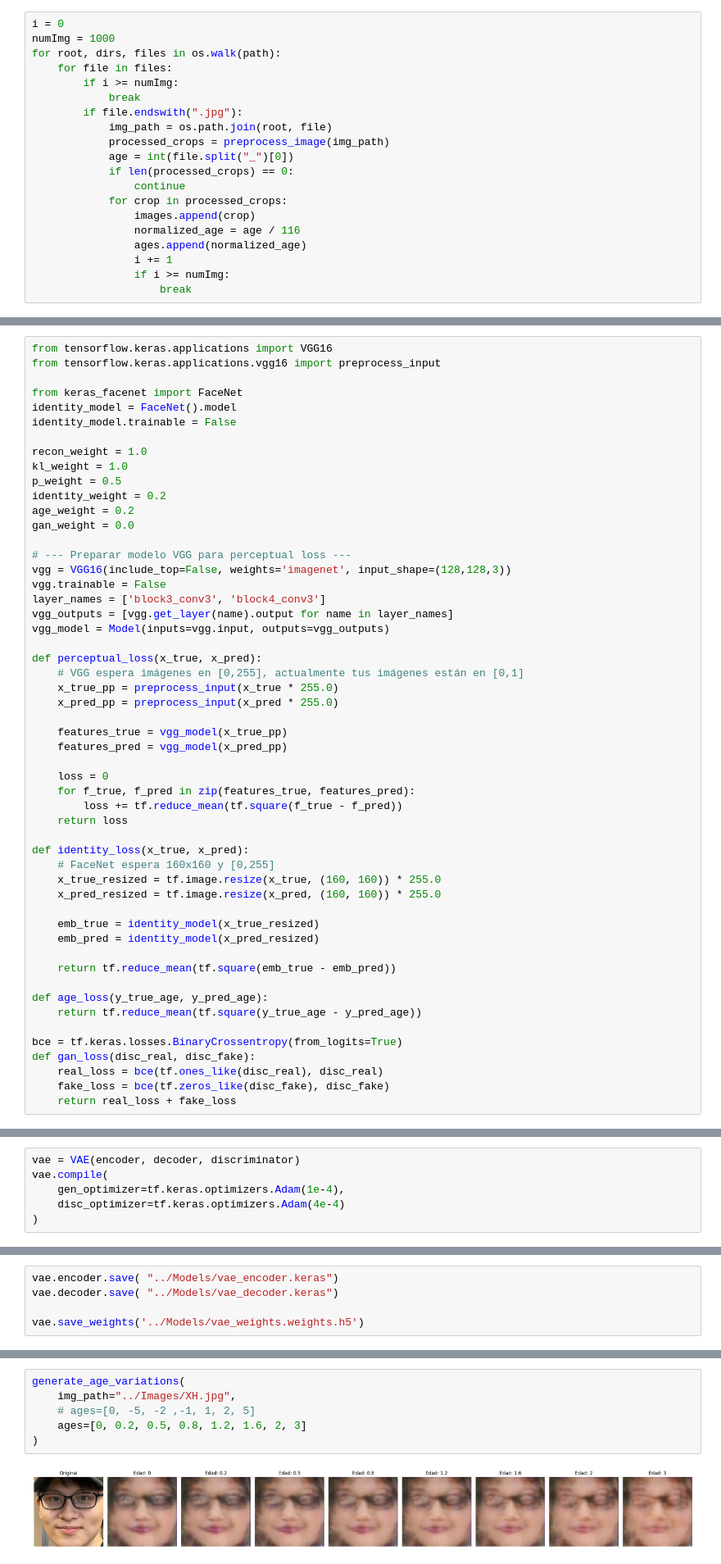
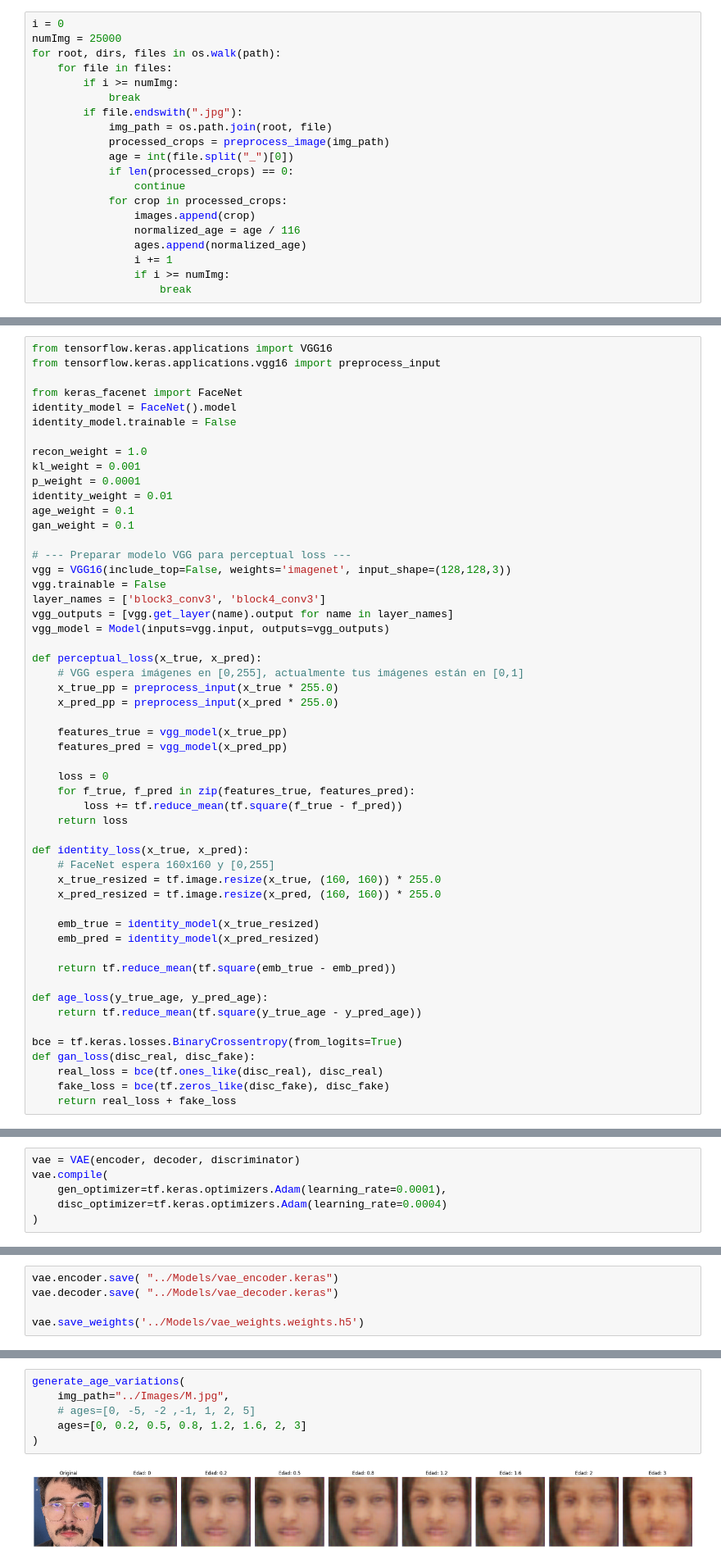
Before and after one commit to jjparrad/face_filters, a Jupyter notebook: src/Notebooks/face_filters_vae_gan.ipynb, the cells around one changed output, grey strips where cells are left out. Shown at 82% size. Saved outputs shown, nothing was run; the diff lists cells and outputs as text.

```diff
--- a/src/Notebooks/face_filters_vae_gan.ipynb
+++ b/src/Notebooks/face_filters_vae_gan.ipynb
@@ -68,7 +71,7 @@ def preprocess_image(img_path):
     return crops
 # %%
 i = 0
-numImg = 1000
+numImg = 25000
 for root, dirs, files in os.walk(path):
     for file in files:
         if i >= numImg:
@@ -243,11 +264,11 @@ identity_model = FaceNet().model
 identity_model.trainable = False
 
 recon_weight = 1.0
-kl_weight = 1.0
-p_weight = 0.5
-identity_weight = 0.2
-age_weight = 0.2
-gan_weight = 0.0
+kl_weight = 0.001
+p_weight = 0.0001
+identity_weight = 0.01
+age_weight = 0.1
+gan_weight = 0.1
 
 # --- Preparar modelo VGG para perceptual loss ---
 vgg = VGG16(include_top=False, weights='imagenet', input_shape=(128,128,3))
@@ -438,8 +458,8 @@ discriminator = build_discriminator()
 # %%
 vae = VAE(encoder, decoder, discriminator)
 vae.compile(
-    gen_optimizer=tf.keras.optimizers.Adam(1e-4),
-    disc_optimizer=tf.keras.optimizers.Adam(4e-4)
+    gen_optimizer=tf.keras.optimizers.Adam(learning_rate=0.0001),
+    disc_optimizer=tf.keras.optimizers.Adam(learning_rate=0.0004)
 )
 # %%
 class SaveEveryN(tf.keras.callbacks.Callback):
@@ -591,9 +641,9 @@ def generate_age_variations(img_path, ages=[5, 15, 25, 40, 60, 80]):
     return decoded_results
 # %%
 generate_age_variations(
-    img_path="../Images/XH.jpg",
+    img_path="../Images/M.jpg",
     # ages=[0, -5, -2 ,-1, 1, 2, 5]
     ages=[0, 0.2, 0.5, 0.8, 1.2, 1.6, 2, 3]
 )
 # %% [output]
-[figure, old version]
+[figure, new version]
```
Also changed, not shown: parts of 11 cells of this notebook, 3 other files.
